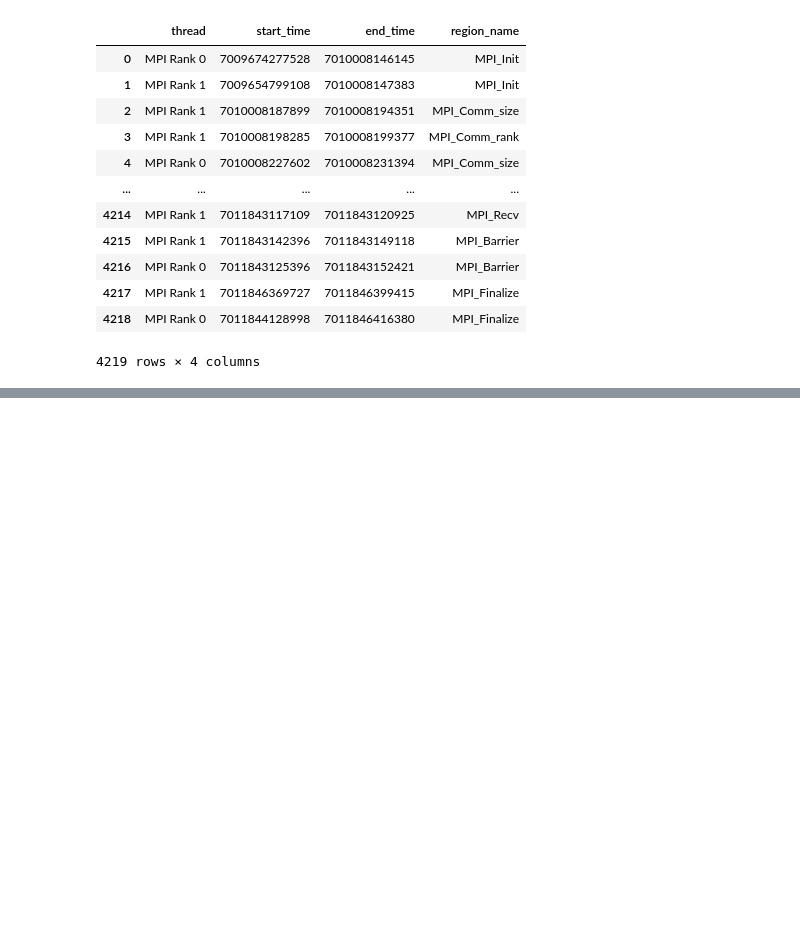
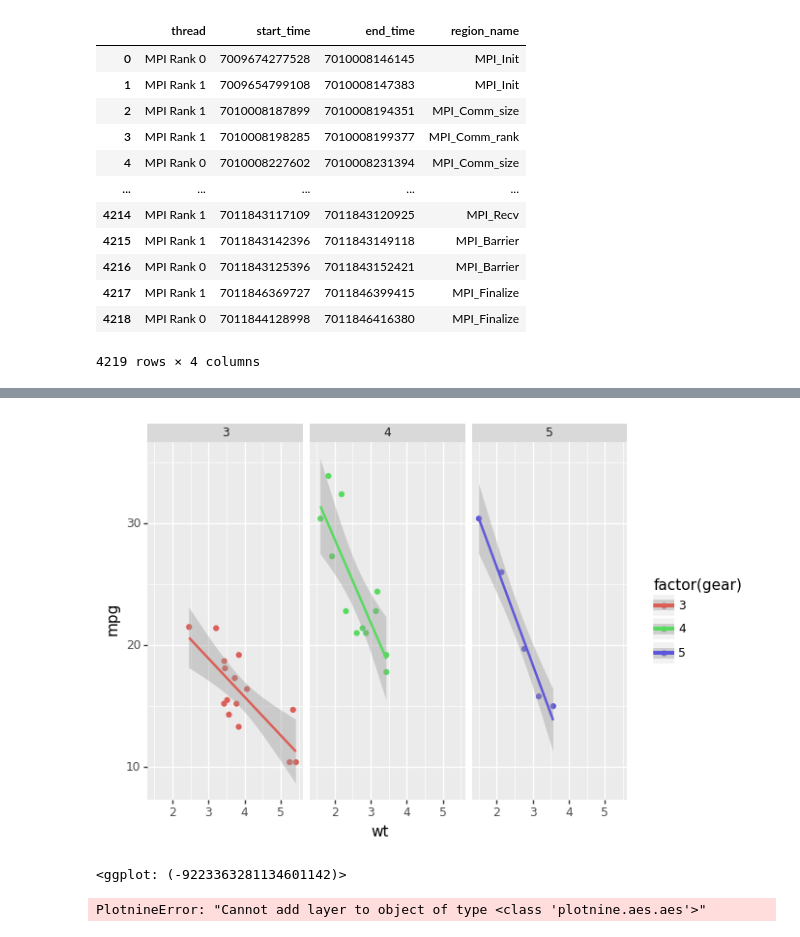
Before and after one commit to kellekai-jira/Fugaku-Particle-Filter, a Jupyter notebook: profiling/otf2-reader.ipynb, the cells around one changed output, grey strips where cells are left out. Drawn from its saved outputs; the diff is of its cells as text; code cells hidden in the pictures; blank space fills up the shorter version.

```diff
--- a/profiling/otf2-reader.ipynb
+++ b/profiling/otf2-reader.ipynb
@@ -108,3 +123,5 @@ df
 | 4217 | MPI Rank 1 | 7011846369727 | 7011846399415 | MPI_Finalize |
 | 4218 | MPI Rank 0 | 7011844128998 | 7011846416380 | MPI_Finalize |
 4219 rows × 4 columns
+# %%
+df_a = pd.read_csv('a.csv', header=None, names=["rank","start","stop","?","region_name"])
@@ -110,0 +144,18 @@ df
+# %%
+from plotnine import ggplot, geom_point, aes, stat_smooth, facet_wrap
+from plotnine.data import mtcars
+
+(ggplot(df_a, aes('wt', 'mpg', color='factor(gear)'))
+ + geom_point()
+ + stat_smooth(method='lm')
+ + facet_wrap('~gear'))
+# %% [output]
+[figure, added]
+<ggplot: (-9223363281134601142)>
+# %%
+from plotnine import ggplot, geom_segment, aes, stat_smooth, facet_wrap, theme_bw
+
+(ggplot(df_a, aes(x='start', xend='stop', y='factor(rank)',
+                     yend='factor(rank)', color='region_name')+geom_segment(size=4)))
+# %% [output]
+PlotnineError: "Cannot add layer to object of type <class 'plotnine.aes.aes'>"
```
Also changed, not shown: parts of 5 cells of this notebook, 7 other files.
